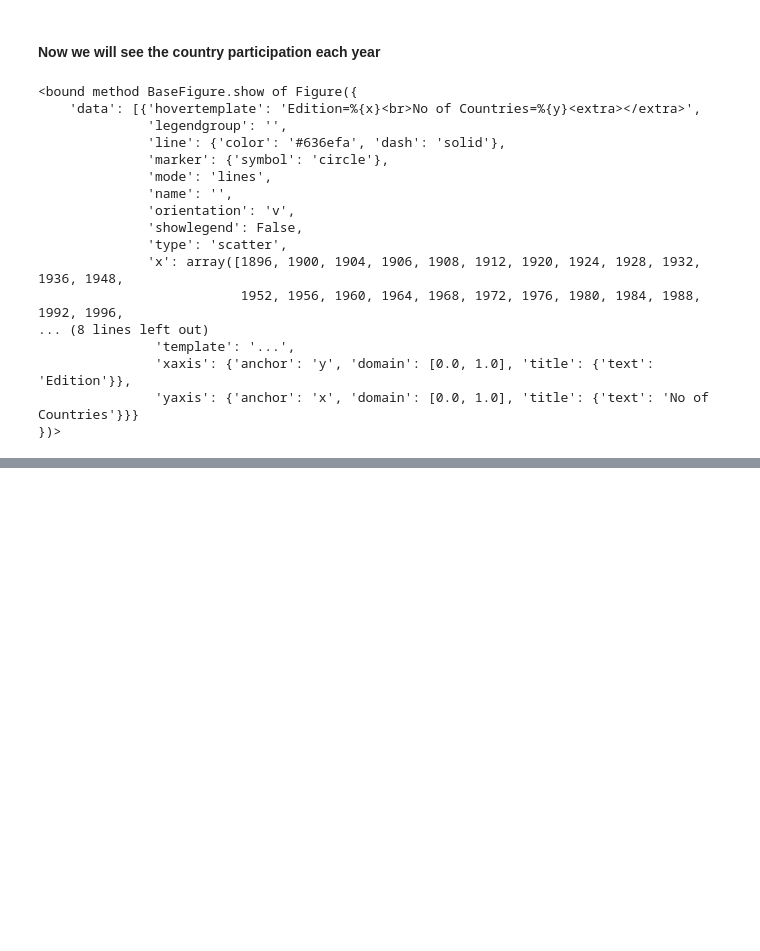
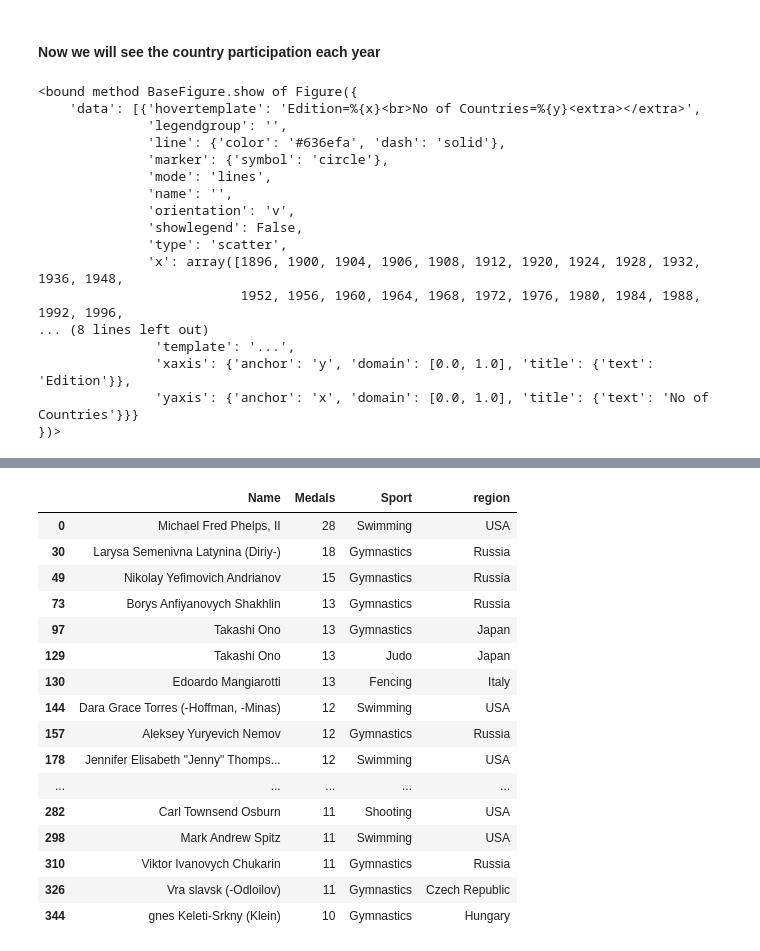
Before and after one commit to TripathiAmbrish/Olympics-Data-Analysis, a Jupyter notebook: Olympics_DA_JPNb.ipynb, the cells around one changed output, grey strips where cells are left out. Drawn from its saved outputs; the diff is of its cells as text; code cells hidden in the pictures; blank space fills up the shorter version.

```diff
--- a/Olympics_DA_JPNb.ipynb
+++ b/Olympics_DA_JPNb.ipynb
@@ -476,0 +489,30 @@ fig.show
+# %%
+def most_successful(ae_df, sport):
+    temp_df = ae_df.dropna(subset = ['Medal'])
+
+    if sport != 'Overall':
+        temp_df = temp_df[temp_df['Sport'] == sport]
+
+    x = temp_df['Name'].value_counts().reset_index().head(20).merge(ae_df, left_on = 'index', right_on = 'Name', how = 'left')[['index', 'Name_x', 'Sport', 'region']].drop_duplicates()
+    x.rename(columns = {'index': 'Name', 'Name_x': 'Medals'},inplace = True)
+    return x
+# %%
+most_successful(ae_df, 'Overall')
+# %% [output]
+|  | Name | Medals | Sport | region |
+| 0 | Michael Fred Phelps, II | 28 | Swimming | USA |
+| 30 | Larysa Semenivna Latynina (Diriy-) | 18 | Gymnastics | Russia |
+| 49 | Nikolay Yefimovich Andrianov | 15 | Gymnastics | Russia |
+| 73 | Borys Anfiyanovych Shakhlin | 13 | Gymnastics | Russia |
+| 97 | Takashi Ono | 13 | Gymnastics | Japan |
+| 129 | Takashi Ono | 13 | Judo | Japan |
+| 130 | Edoardo Mangiarotti | 13 | Fencing | Italy |
+| 144 | Dara Grace Torres (-Hoffman, -Minas) | 12 | Swimming | USA |
+| 157 | Aleksey Yuryevich Nemov | 12 | Gymnastics | Russia |
+| 178 | Jennifer Elisabeth "Jenny" Thomps... | 12 | Swimming | USA |
+| ... | ... | ... | ... | ... |
+| 282 | Carl Townsend Osburn | 11 | Shooting | USA |
+| 298 | Mark Andrew Spitz | 11 | Swimming | USA |
+| 310 | Viktor Ivanovych Chukarin | 11 | Gymnastics | Russia |
+| 326 | Vra slavsk (-Odloilov) | 11 | Gymnastics | Czech Republic |
+| 344 | gnes Keleti-Srkny (Klein) | 10 | Gymnastics | Hungary |
```
Also changed, not shown: parts of 10 cells of this notebook.
